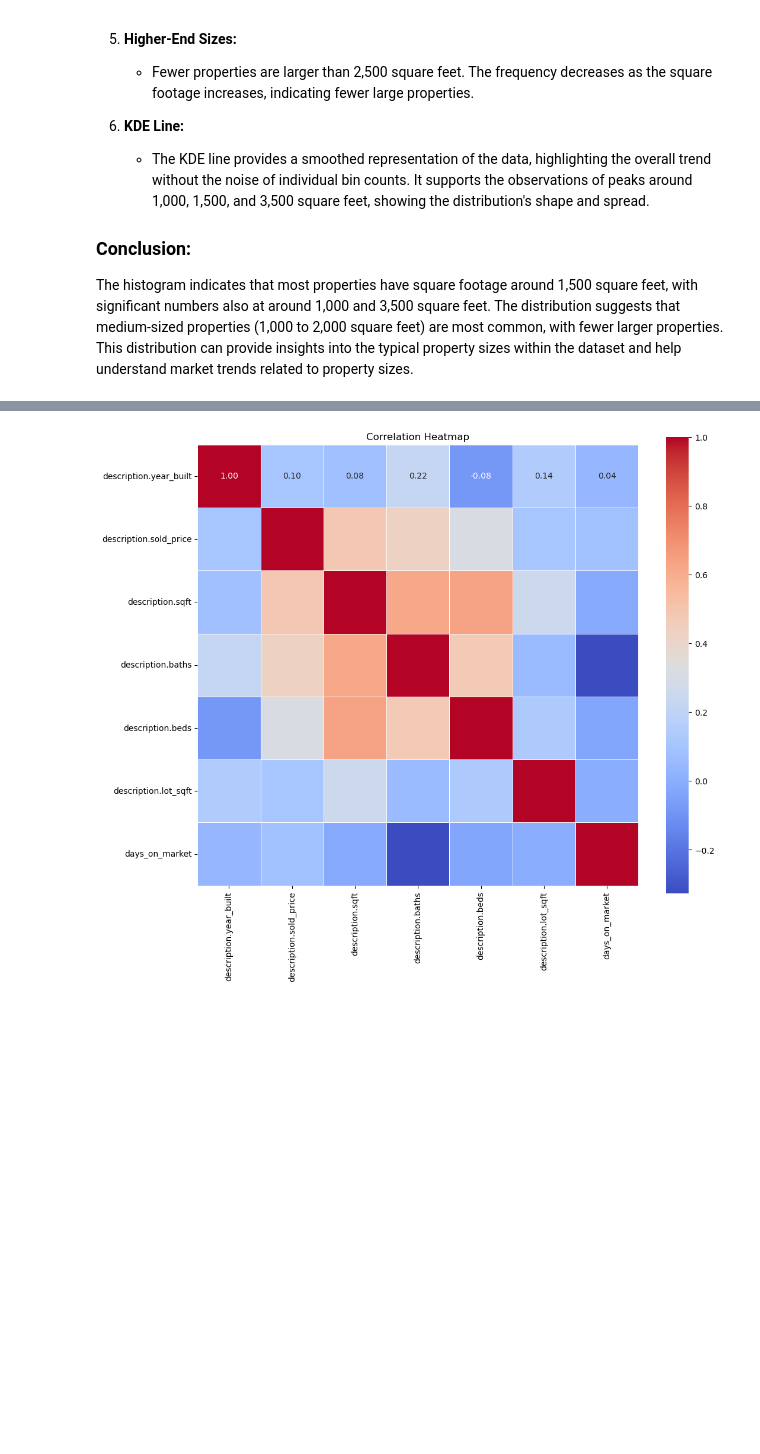
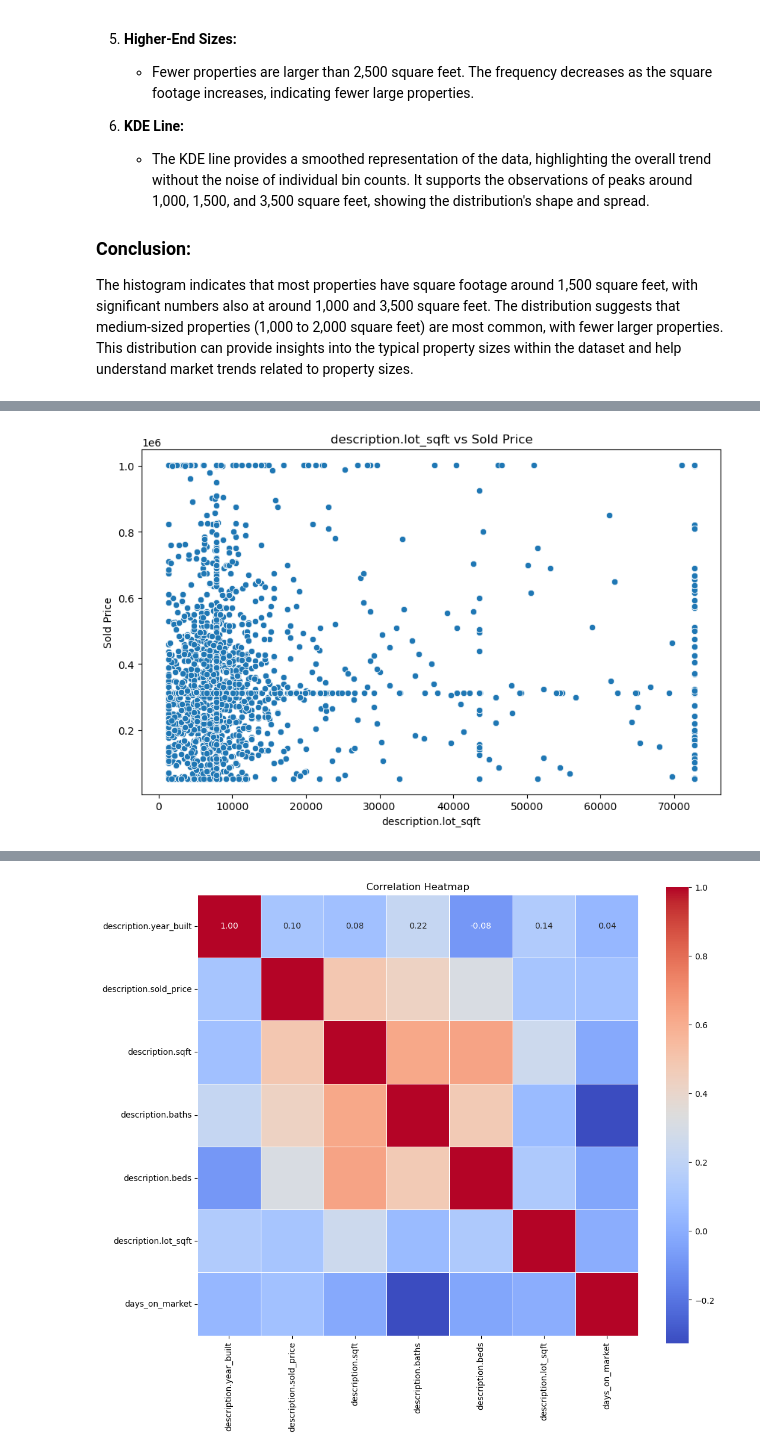
Before and after one commit to rdebullain/ML-supervised_real_estate_data, a Jupyter notebook: notebooks/1 - EDA.ipynb, the cells around one changed output, grey strips where cells are left out. Saved outputs shown, nothing was run; the diff lists cells and outputs as text; code cells hidden in the pictures; blank space fills up the shorter version.

```diff
--- a/notebooks/1 - EDA.ipynb
+++ b/notebooks/1 - EDA.ipynb
@@ -755,0 +801,4 @@ plot_scatterplots(df)
+# %%
+plot_scatterplot(df, 'description.lot_sqft')
+# %% [output]
+[figure, added]
```
Also changed, not shown: parts of 13 cells of this notebook, 1 other file.
